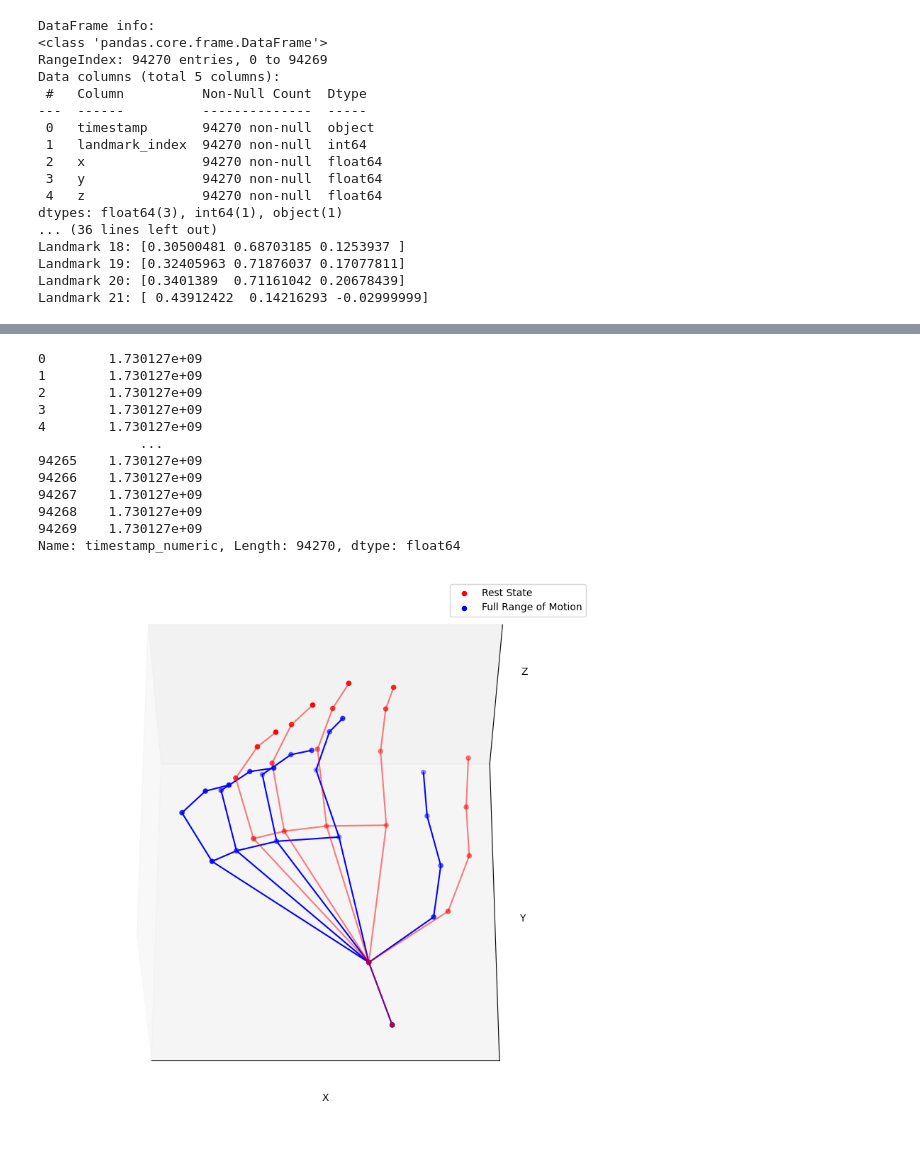
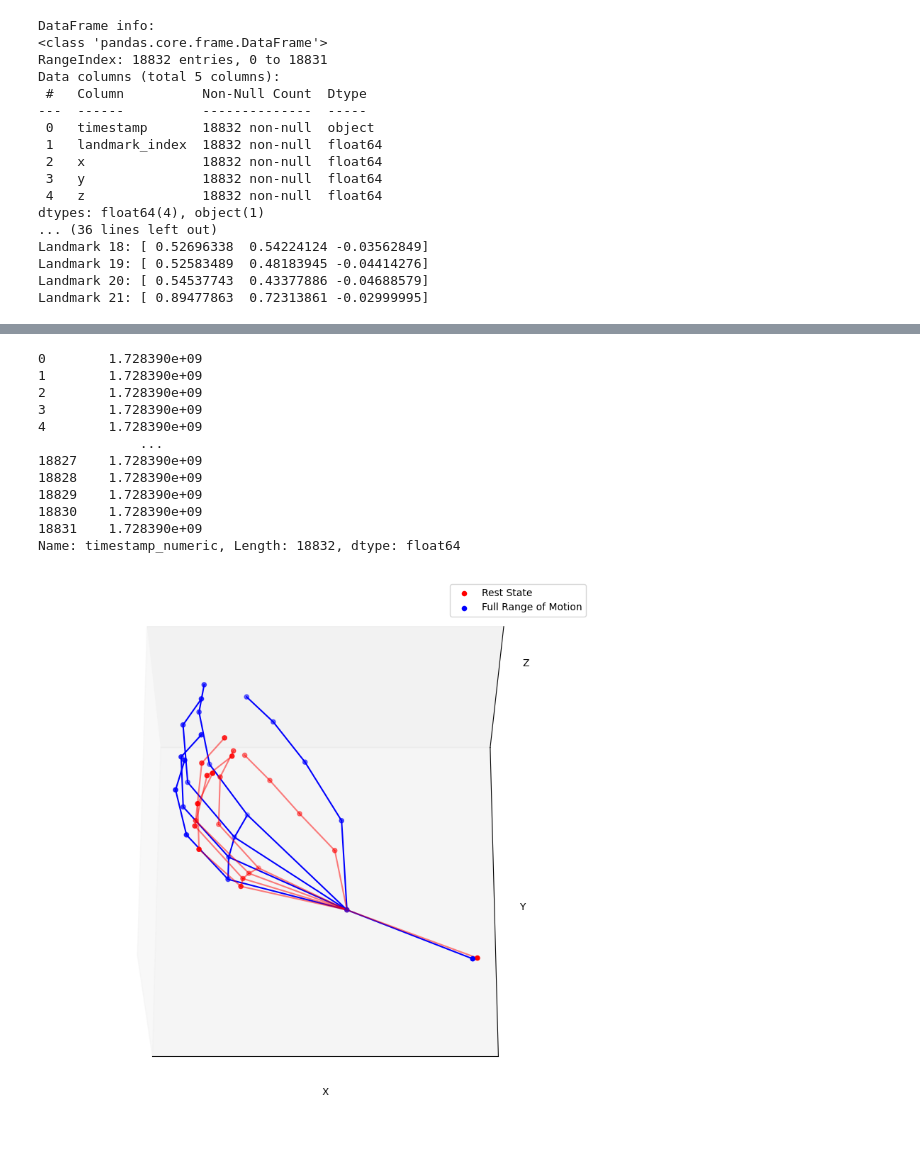
Before and after one commit to firmanserdana/Regrasp_Project, a Jupyter notebook: Code/mediapipe/stick_diagram.ipynb, the cells around one changed output, grey strips where cells are left out. Saved outputs shown, nothing was run; the diff lists cells and outputs as text; code cells hidden in the pictures.

```diff
--- a/Code/mediapipe/stick_diagram.ipynb
+++ b/Code/mediapipe/stick_diagram.ipynb
@@ -10,7 +10,7 @@ clear_output()
 import pandas as pd
 import pandas as pd
 
-df = pd.read_csv(r'C:\Users\FireP1-Labster\Documents\gitworks\Rewire_Project\Code\mediapipe\ulnar-dev-1.25-2.28-2024-10-28-14-48-35_Pro_v2.csv')
+df = pd.read_csv(r'C:\Users\FireP1-Labster\Documents\gitworks\Rewire_Project\Code\mediapipe\wrist-flex-1.00-1.30-2024-10-08-12-17-40_Pro.csv')
 # Show the first few rows of the DataFrame
 df.head()
 
@@ -293,7 +293,7 @@ print(smoothed_marker_positions_df['timestamp_numeric'])
 first_frame_coords = smoothed_marker_positions_df[smoothed_marker_positions_df['timestamp'] == smoothed_marker_positions_df['timestamp'].min()][['x', 'y', 'z']].values
 
 # Get the x seconds frame
-x_seconds = 143
+x_seconds = 25
 x_seconds_timestamp = smoothed_marker_positions_df['timestamp_numeric'].min() + x_seconds
 x_seconds_coords = smoothed_marker_positions_df[smoothed_marker_positions_df['timestamp_numeric'] >= x_seconds_timestamp].head(len(df['landmark_index'].unique()))[['x', 'y', 'z']].values
 
@@ -312,7 +312,7 @@ ax.set_xlabel('X')
 ax.set_ylabel('Y')
 ax.set_zlabel('Z')
 
-mirrored_elev = 60
+mirrored_elev = 245
 mirrored_azim = 270
 
 # Set mirrored view
@@ -340,24 +340,24 @@ ax.scatter([], [], [], c='b', label='Full Range of Motion')
 # Show the legend
 ax.legend()
 
-plt.savefig('ulnar_dev_143_anchored_fixed.svg', format='svg', dpi=1200)
+plt.savefig('wrist_flex_25_anchored_fixed_palm_up_v2.svg', format='svg', dpi=1200)
 # Show the plot
 plt.show()
 # %% [output]
 DataFrame info:
 <class 'pandas.core.frame.DataFrame'>
-RangeIndex: 94270 entries, 0 to 94269
+RangeIndex: 18832 entries, 0 to 18831
 Data columns (total 5 columns):
  #   Column          Non-Null Count  Dtype
 ---  ------          --------------  -----
- 0   timestamp       94270 non-null  object
- 1   landmark_index  94270 non-null  int64
- 2   x               94270 non-null  float64
- 3   y               94270 non-null  float64
- 4   z               94270 non-null  float64
-dtypes: float64(3), int64(1), object(1)
+ 0   timestamp       18832 non-null  object
+ 1   landmark_index  18832 non-null  float64
+ 2   x               18832 non-null  float64
+ 3   y               18832 non-null  float64
+ 4   z               18832 non-null  float64
+dtypes: float64(4), object(1)
 ... (36 lines left out)
-Landmark 18: [0.30500481 0.68703185 0.1253937 ]
-Landmark 19: [0.32405963 0.71876037 0.17077811]
-Landmark 20: [0.3401389  0.71161042 0.20678439]
-Landmark 21: [ 0.43912422  0.14216293 -0.02999999]
+Landmark 18: [ 0.52696338  0.54224124 -0.03562849]
+Landmark 19: [ 0.52583489  0.48183945 -0.04414276]
+Landmark 20: [ 0.54537743  0.43377886 -0.04688579]
+Landmark 21: [ 0.89477863  0.72313861 -0.02999995]
@@ -365,13 +365,13 @@ Landmark 21: [ 0.43912422  0.14216293 -0.02999999]
-0        1.730127e+09
-1        1.730127e+09
-2        1.730127e+09
-3        1.730127e+09
-4        1.730127e+09
+0        1.728390e+09
+1        1.728390e+09
+2        1.728390e+09
+3        1.728390e+09
+4        1.728390e+09
              ...
-94265    1.730127e+09
-94266    1.730127e+09
-94267    1.730127e+09
-94268    1.730127e+09
-94269    1.730127e+09
-Name: timestamp_numeric, Length: 94270, dtype: float64
+18827    1.728390e+09
+18828    1.728390e+09
+18829    1.728390e+09
+18830    1.728390e+09
+18831    1.728390e+09
+Name: timestamp_numeric, Length: 18832, dtype: float64
-[figure, old version]
+[figure, new version]
```
Also changed, not shown: parts of 3 cells of this notebook.
